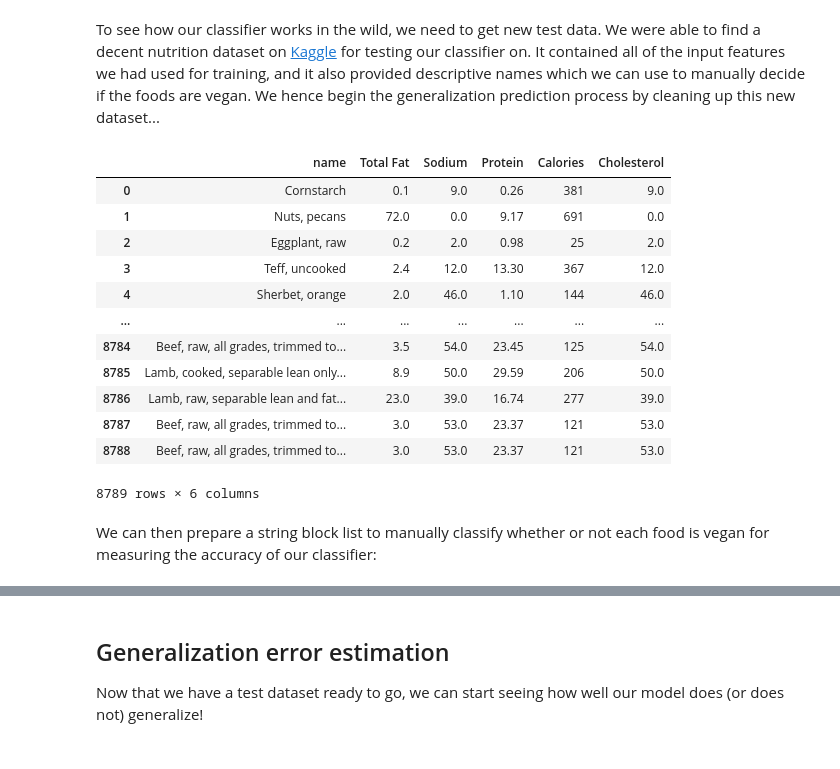
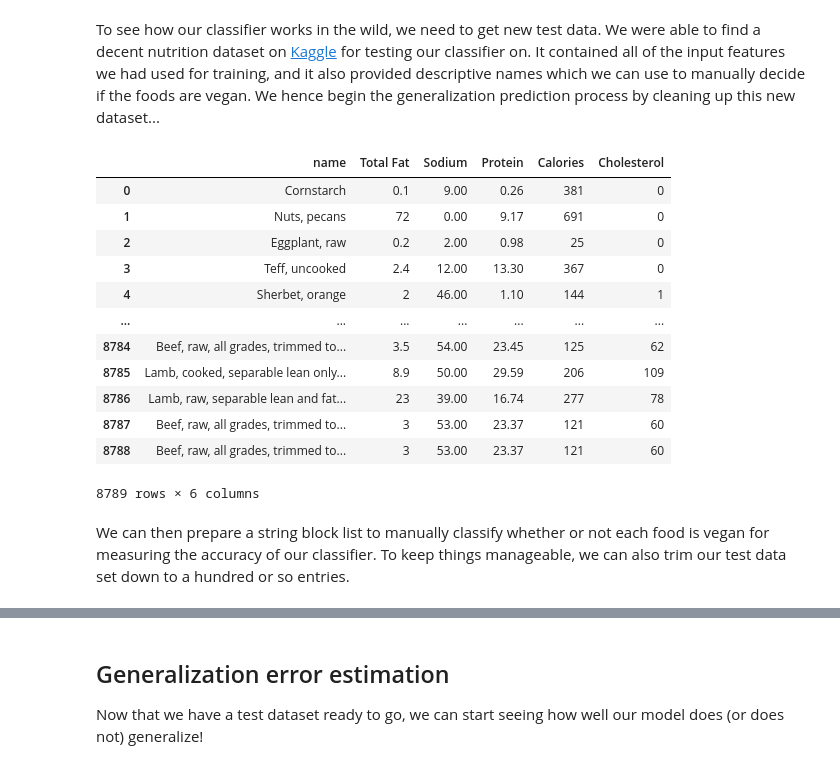
Before and after one commit to harlansgs/fall-2021-umd-dining-analysis, a Jupyter notebook: Meats at Maryland.ipynb, the cells around one changed output, grey strips where cells are left out. Cells and saved outputs as stored; diff of their text form; code cells hidden in the pictures.

```diff
--- a/Meats at Maryland.ipynb
+++ b/Meats at Maryland.ipynb
@@ -740,37 +743,39 @@ To see how our classifier works in the wild, we need to get new test data. We we
 # %%
 # start by reading in downloaded csv
 new_data = pd.read_csv("nutrition.csv", sep=',')
 
 # select relevant features
 new_data = new_data.loc[:,['name', 'total_fat', 'sodium', 'protein', 'calories', 'cholesterol']]
 
-# remove units from data using our old "convert to numeric" function from the data tidying section
-new_data['total_fat'] = [convertToNumeric(s) for s in new_data.total_fat]
-new_data['protein'] = [convertToNumeric(s) for s in new_data.protein]
-new_data['sodium'] = [convertToNumeric(s) for s in new_data.sodium]
-new_data['cholesterol'] = [convertToNumeric(s) for s in new_data.sodium]
+# remove units from data
+new_data['total_fat'] = new_data.total_fat.str.replace('g' , '')
+new_data['protein'] = new_data.protein.str.replace(' g' , '')
+new_data['name'] = new_data.name.str.replace('almond milk' , 'almondmilk')
+new_data['sodium'] = new_data.sodium.str.replace('mg' , '')
+new_data['cholesterol'] = new_data.cholesterol.str.replace('mg' , '')
 
 # rename almond milk because it is the only string including " milk" which is vegan
 new_data['name'] = new_data.name.str.replace('almond milk' , 'almondmilk')
 
+# rename columns for ease of interpretation
 new_data.rename(columns = {'cholesterol' : 'Cholesterol', 'total_fat' : 'Total Fat', 'calories' : 'Calories', 'protein' : 'Protein', 'sodium' : 'Sodium'}, inplace = True)
 new_data
 # %% [output]
 |  | name | Total Fat | Sodium | Protein | Calories | Cholesterol |
-| 0 | Cornstarch | 0.1 | 9.0 | 0.26 | 381 | 9.0 |
-| 1 | Nuts, pecans | 72.0 | 0.0 | 9.17 | 691 | 0.0 |
-| 2 | Eggplant, raw | 0.2 | 2.0 | 0.98 | 25 | 2.0 |
-| 3 | Teff, uncooked | 2.4 | 12.0 | 13.30 | 367 | 12.0 |
-| 4 | Sherbet, orange | 2.0 | 46.0 | 1.10 | 144 | 46.0 |
+| 0 | Cornstarch | 0.1 | 9.00 | 0.26 | 381 | 0 |
+| 1 | Nuts, pecans | 72 | 0.00 | 9.17 | 691 | 0 |
+| 2 | Eggplant, raw | 0.2 | 2.00 | 0.98 | 25 | 0 |
+| 3 | Teff, uncooked | 2.4 | 12.00 | 13.30 | 367 | 0 |
+| 4 | Sherbet, orange | 2 | 46.00 | 1.10 | 144 | 1 |
 | ... | ... | ... | ... | ... | ... | ... |
-| 8784 | Beef, raw, all grades, trimmed to... | 3.5 | 54.0 | 23.45 | 125 | 54.0 |
-| 8785 | Lamb, cooked, separable lean only... | 8.9 | 50.0 | 29.59 | 206 | 50.0 |
-| 8786 | Lamb, raw, separable lean and fat... | 23.0 | 39.0 | 16.74 | 277 | 39.0 |
-| 8787 | Beef, raw, all grades, trimmed to... | 3.0 | 53.0 | 23.37 | 121 | 53.0 |
-| 8788 | Beef, raw, all grades, trimmed to... | 3.0 | 53.0 | 23.37 | 121 | 53.0 |
+| 8784 | Beef, raw, all grades, trimmed to... | 3.5 | 54.00 | 23.45 | 125 | 62 |
+| 8785 | Lamb, cooked, separable lean only... | 8.9 | 50.00 | 29.59 | 206 | 109 |
+| 8786 | Lamb, raw, separable lean and fat... | 23 | 39.00 | 16.74 | 277 | 78 |
+| 8787 | Beef, raw, all grades, trimmed to... | 3 | 53.00 | 23.37 | 121 | 60 |
+| 8788 | Beef, raw, all grades, trimmed to... | 3 | 53.00 | 23.37 | 121 | 60 |
 8789 rows × 6 columns
 # %% [markdown]
-We can then prepare a string block list to manually classify whether or not each food is vegan for measuring the accuracy of our classifier:
+We can then prepare a string block list to manually classify whether or not each food is vegan for measuring the accuracy of our classifier. To keep things manageable, we can also trim our test data set down to a hundred or so entries.
 # %%
 # list of non-vegan food indicators
 non_vegan_words = ['pork', 'beef', 'honey', 'turkey', 'lamb','fish', 'veal', 'egg',
```
Also changed, not shown: parts of 7 cells of this notebook, 2 other files.
